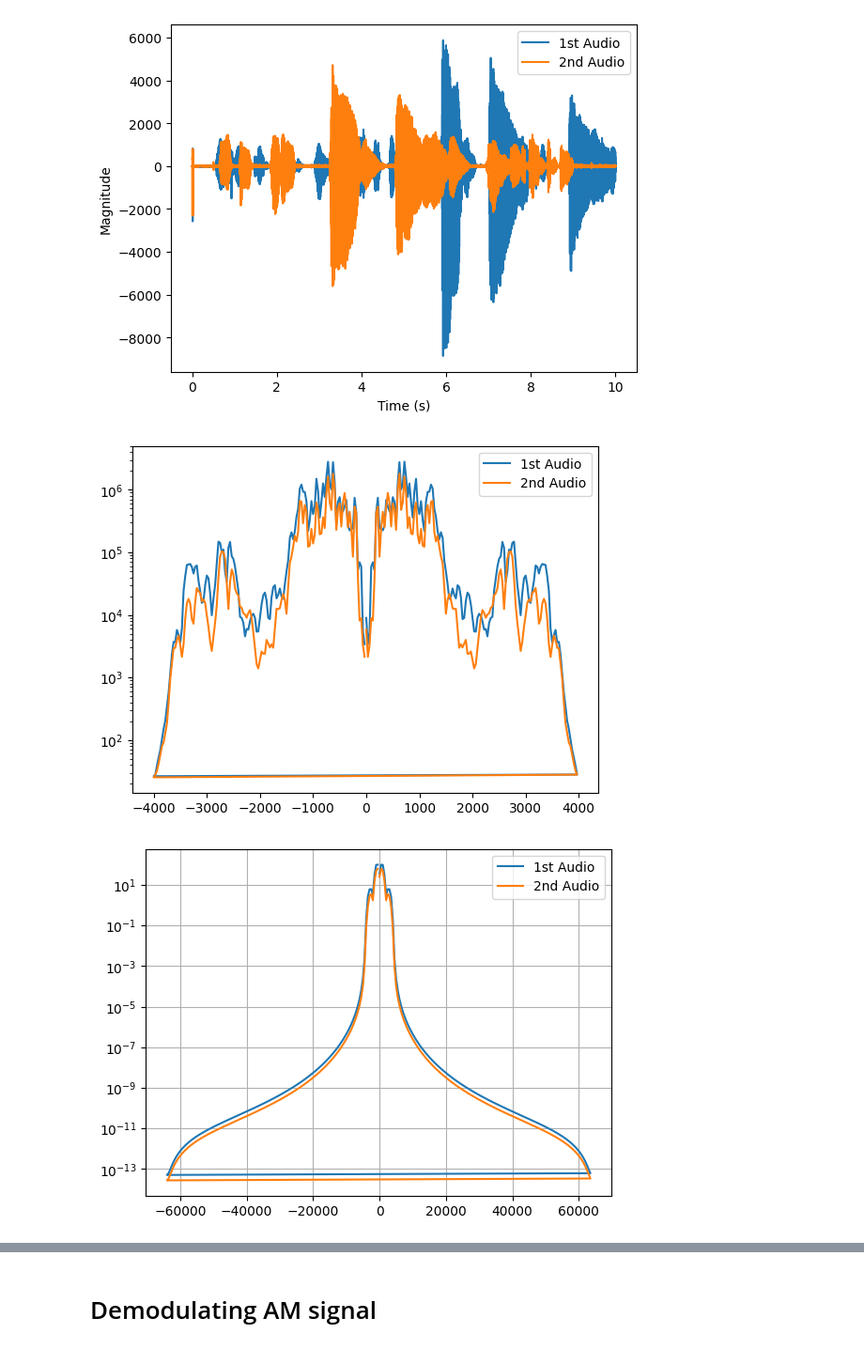
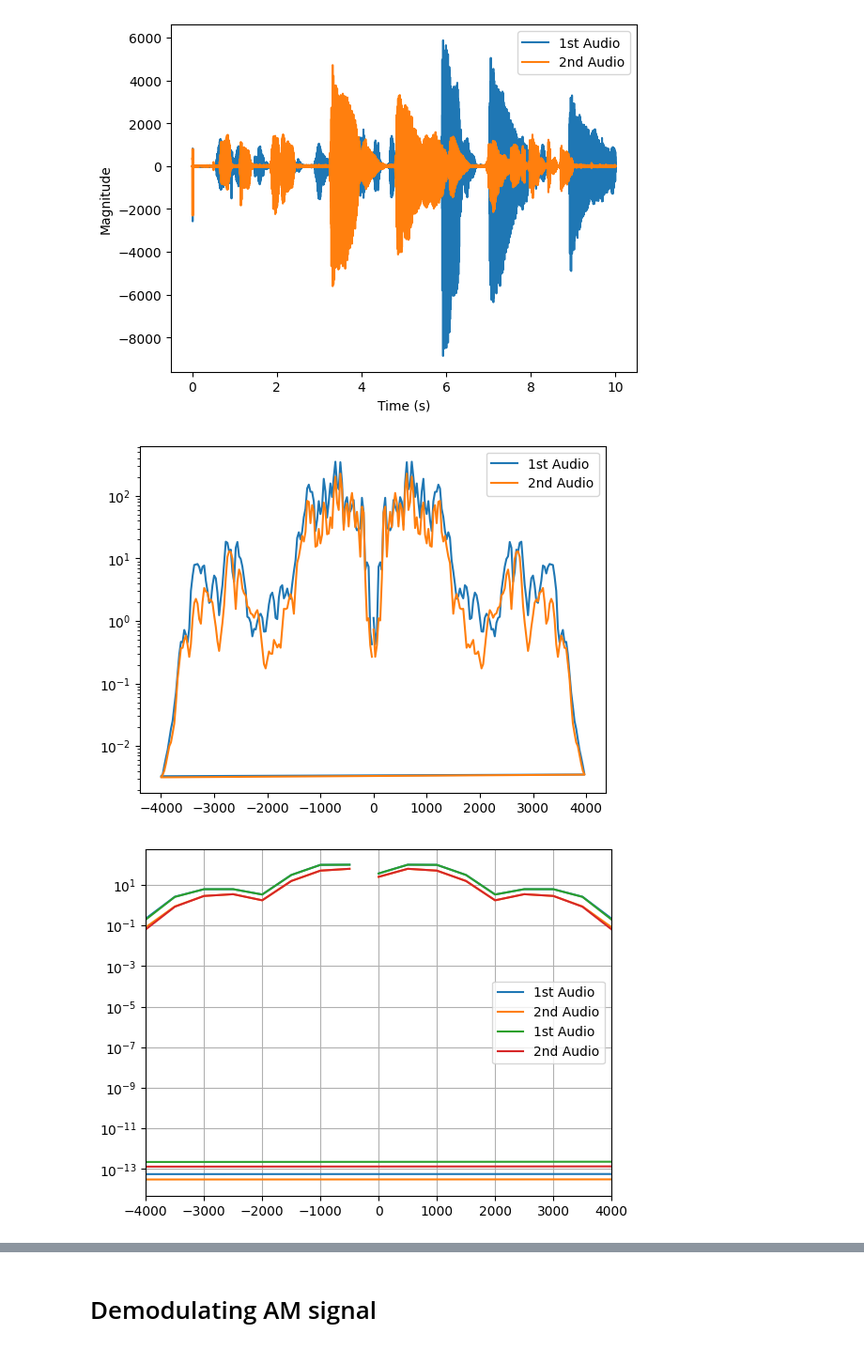
Before and after one commit to cleversonahum/digital_transmission_codes, a Jupyter notebook: codes/am-exercise-1.ipynb, the cells around one changed output, grey strips where cells are left out. Shown: that part at 94% size. Drawn from its saved outputs; the diff is of its cells as text; code cells hidden in the pictures.

```diff
--- a/codes/am-exercise-1.ipynb
+++ b/codes/am-exercise-1.ipynb
@@ -27,20 +27,19 @@ Text(0, 0.5, 'Magnitude')
 [figure]
 # %%
 # Plot signal power and frequencies
-xf1, yp1 = signal.welch(audio1, return_onesided=False)
-xf2, yp2 = signal.welch(audio2, return_onesided=False)
+xf1, yp1 = signal.welch(audio1, Fs1, return_onesided=False)
+xf2, yp2 = signal.welch(audio2, Fs2, return_onesided=False)
 plt.figure()
-plt.semilogy(xf1*Fs1, yp1, label="1st Audio")
-plt.semilogy(xf2*Fs2, yp2, label="2nd Audio")
+plt.semilogy(xf1, yp1, label="1st Audio")
+plt.semilogy(xf2, yp2, label="2nd Audio")
 plt.legend()
 plt.show()
 # %% [output]
-[figure, old version]
+[figure, new version]
 # %%
 # Resampling signal
-Fs = 8e3
 U = 16 # Upsampling factor
-Fs_tx = U*Fs
+Fs_tx = U*Fs1
 carrier_if = 600e3
 carriers = np.array([610, 620]) * 1e3
 BW_am = 5e3 # 5kHz baseband or 10 kHz passband
@@ -50,15 +49,16 @@ audio2_resampled = signal.resample(audio2, int(Fs_tx*t))
 # %%
 # Plot signal power and frequencies from resampled signals
 xf1_res, yp1_res = signal.welch(audio1_resampled, Fs_tx, return_onesided=False)
 xf2_res, yp2_res = signal.welch(audio2_resampled, Fs_tx, return_onesided=False)
 plt.figure()
 plt.semilogy(xf1_res, yp1_res, label="1st Audio")
 plt.semilogy(xf2_res, yp2_res, label="2nd Audio")
+plt.xlim([-4000, 4000])
 plt.legend()
 plt.grid()
 plt.show()
 # %% [output]
-[figure, old version]
+[figure, new version]
 # %%
 # Multiplexing signals x1 and x2 into x considering carrier frequencies 610kHz and 620kHz, respectively
 h = 0.5
```
Also changed, not shown: parts of 1 cell of this notebook, 1 other file.
